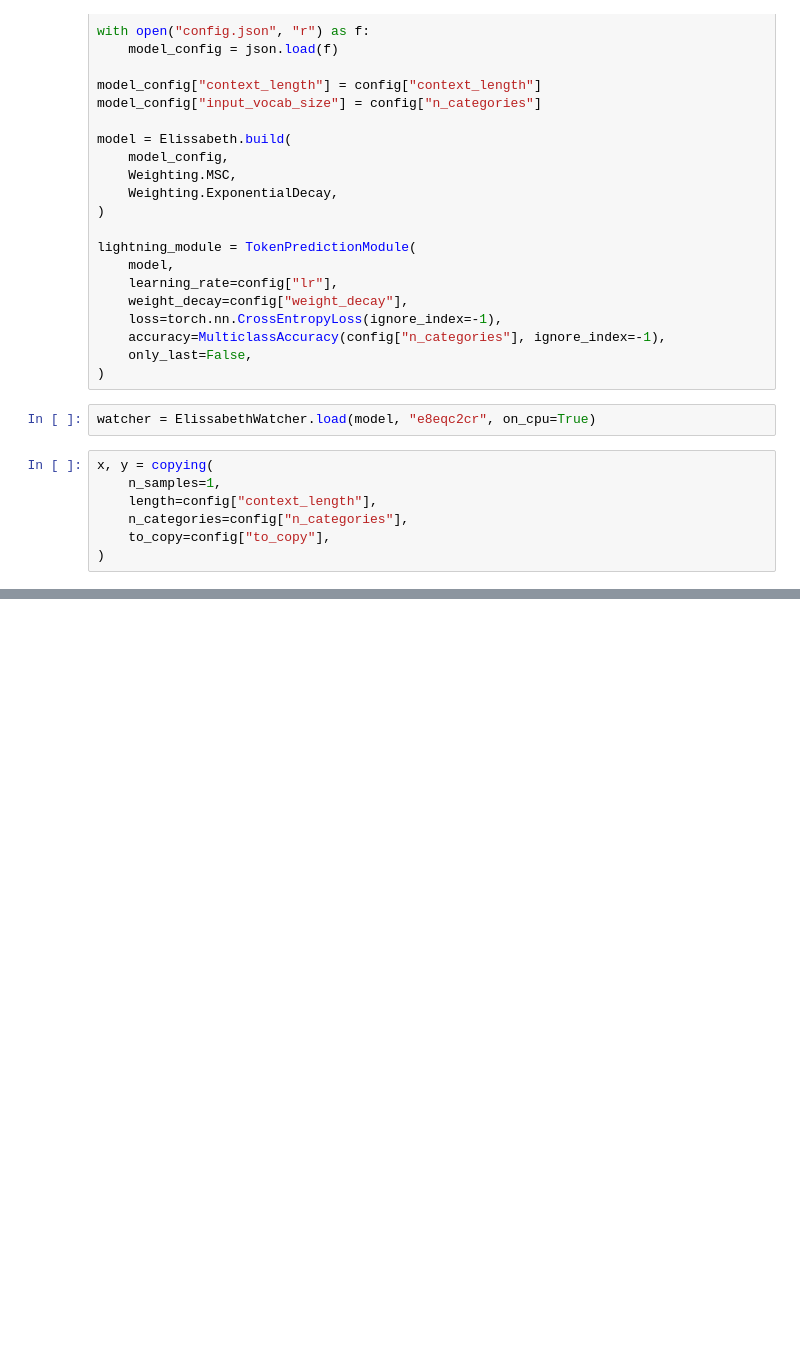
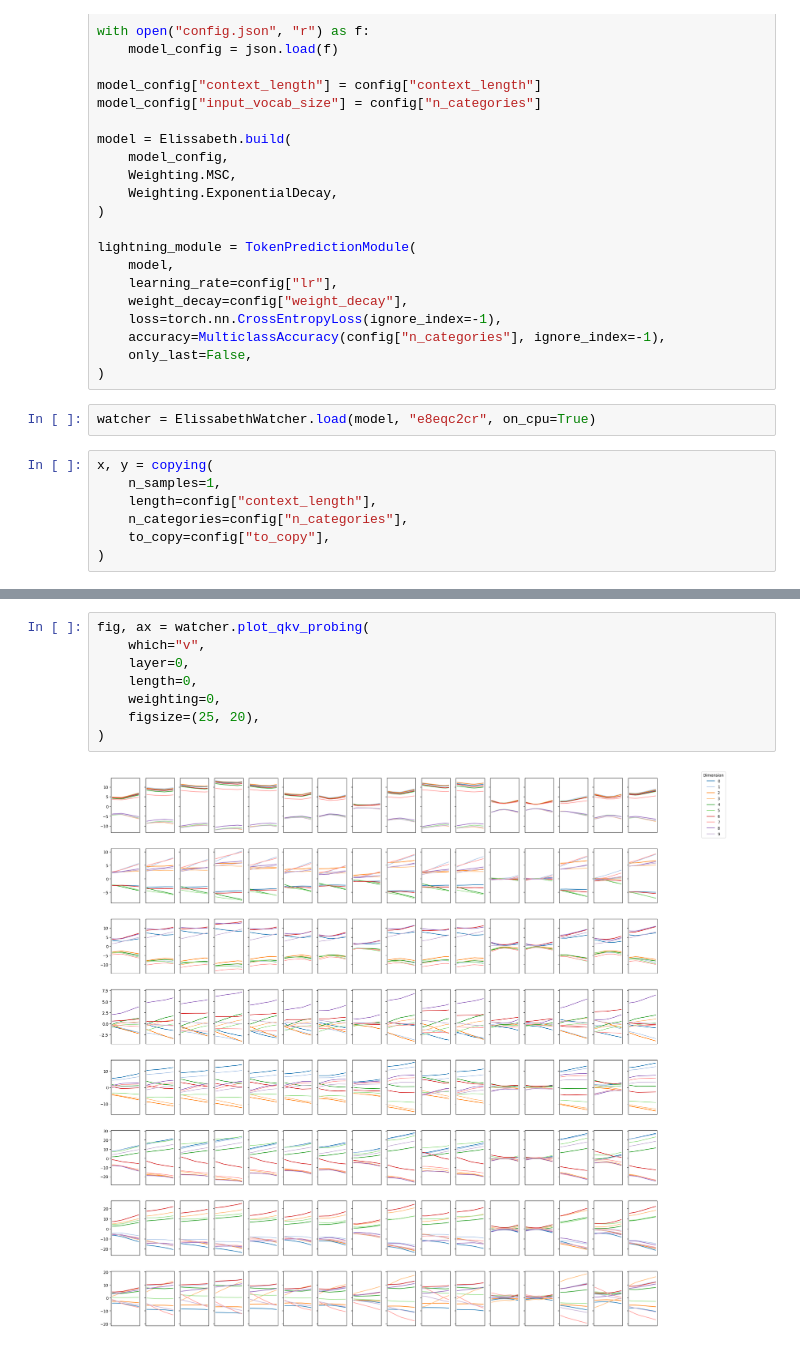
Before and after one commit to irkri/elissabeth, a Jupyter notebook: projects/copying/test.ipynb, the cells around one changed output, grey strips where cells are left out. Drawn from its saved outputs; the diff is of its cells as text; blank space fills up the shorter version.

Commit message:
add qkv probing to xai

```diff
--- a/projects/copying/test.ipynb
+++ b/projects/copying/test.ipynb
@@ -89,2 +94,12 @@ watcher.plot_parameter_matrix("layers.0.W_O", reduce_dims={2: 0}, figsize=(25, 1
 # %% [output]
 [figure]
+# %%
+fig, ax = watcher.plot_qkv_probing(
+    which="v",
+    layer=0,
+    length=0,
+    weighting=0,
+    figsize=(25, 20),
+)
+# %% [output]
+[figure, added]
```
Also changed, not shown: parts of 4 cells of this notebook, 3 other files.
